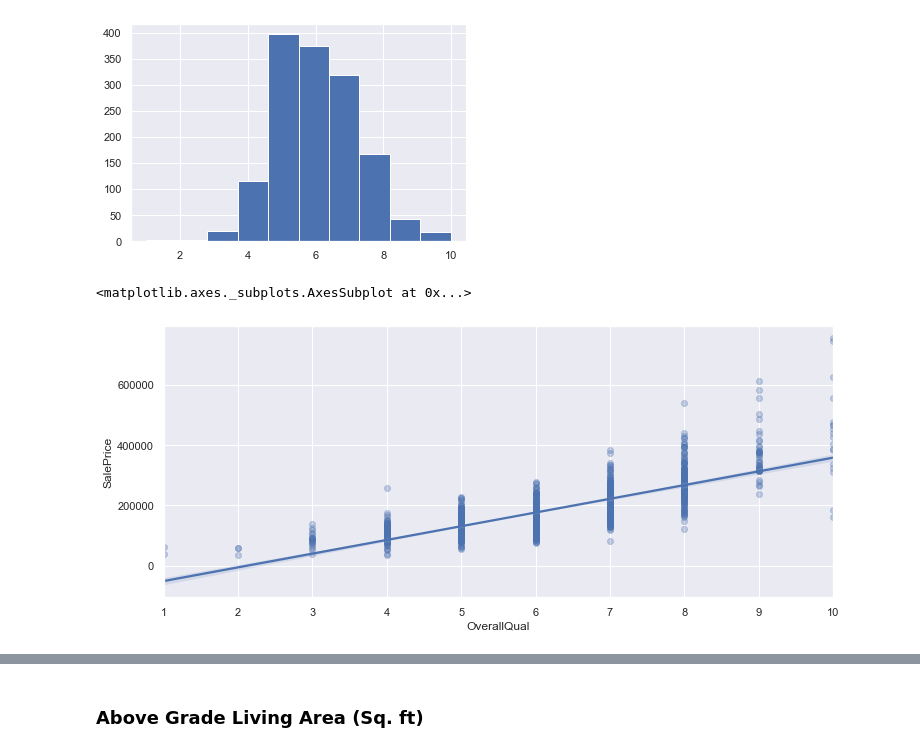
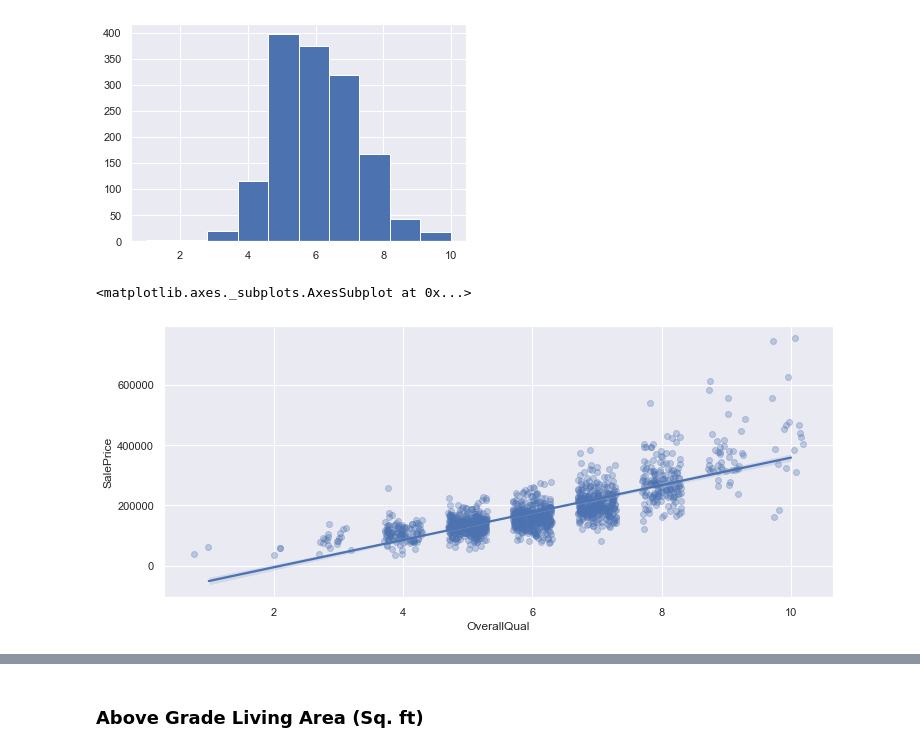
Before and after one commit to Sasafrass/kaggle, a Jupyter notebook: house_prices/house_prices.ipynb, the cells around one changed output, grey strips where cells are left out. Cells and saved outputs as stored; diff of their text form; code cells hidden in the pictures.

```diff
--- a/house_prices/house_prices.ipynb
+++ b/house_prices/house_prices.ipynb
@@ -105,3 +124,11 @@ sns.heatmap(corr2, annot = True, linewidths=1.5 , fmt = '.2f',ax=ax, mask = mask
 plt.show()
 # %% [output]
 [figure]
+# %%
+# Remove another 10 worse performing features for now
+train_df = train_df[features[:top_num]]
+test_df  =  test_df[features[:top_num].drop('SalePrice')]
+
+# We observe high multicollinearity between a number of variables, so remove all twin brothers!
+twins = ['TotRmsAbvGrd','GarageArea','1stFlrSF']
+train_df.drop(twins, axis = 1, inplace=True)
@@ -174,9 +204,9 @@ Name: OverallQual, dtype: int64
 # %%
 # Scatter between Overall Quality and SalePrice
 fig = plt.figure(figsize = (12, 5))
 x_qual = train_df['OverallQual']
 y = train_df['SalePrice']
-sns.regplot(x_qual,y, scatter_kws={'alpha':0.3})
+sns.regplot(x_qual,y, scatter_kws={'alpha':0.3}, x_jitter = 0.3)
 # %% [output]
 <matplotlib.axes._subplots.AxesSubplot at 0x...>
-[figure, old version]
+[figure, new version]
```
Also changed, not shown: parts of 71 cells of this notebook, 1 other file.
